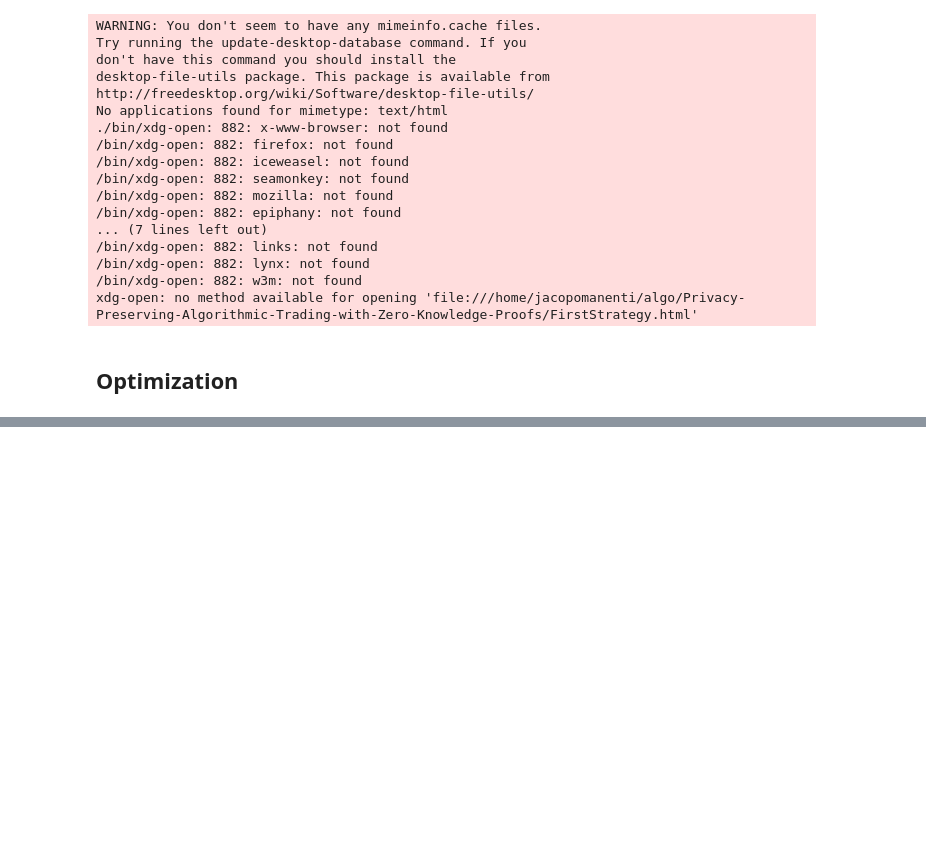
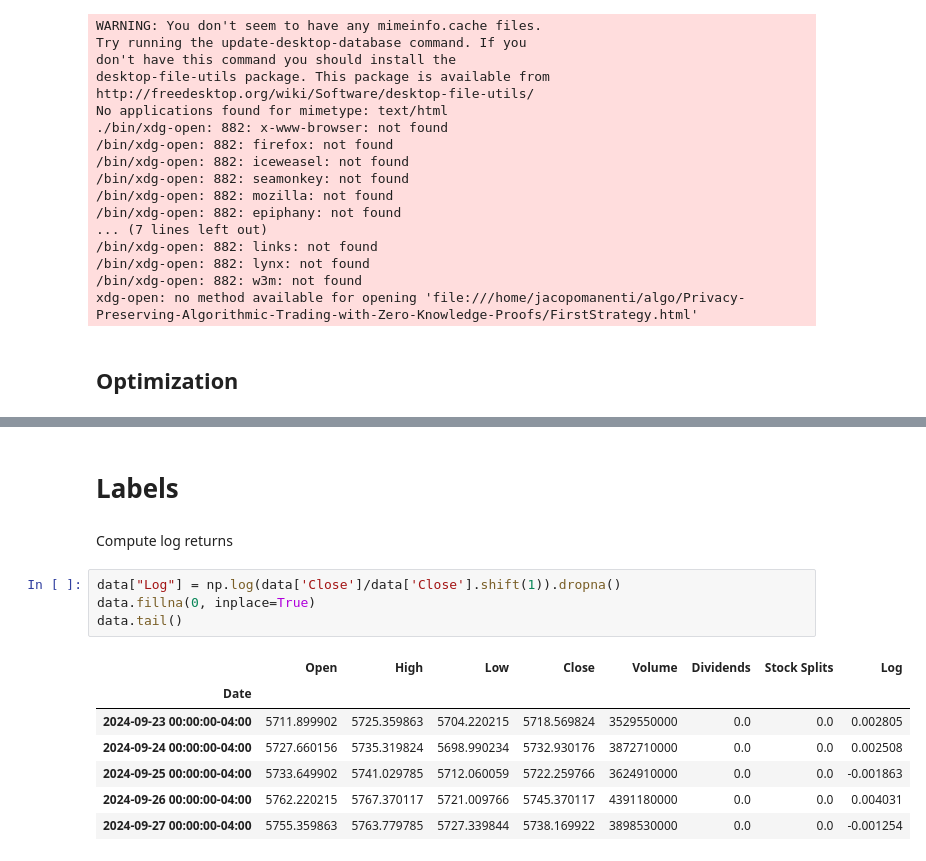
Before and after one commit to jacopomanenti01/Privacy-Preserving-Algorithmic-Trading-with-Zero-Knowledge-Proofs, a Jupyter notebook: ZK proof & Decision Tree-Based Approach for Algorithmic Trading on S&P 50.ipynb, the cells around one changed output, grey strips where cells are left out. Saved outputs shown, nothing was run; the diff lists cells and outputs as text; blank space fills up the shorter version.

```diff
--- a/ZK proof & Decision Tree-Based Approach for Algorithmic Trading on S&P 50.ipynb
+++ b/ZK proof & Decision Tree-Based Approach for Algorithmic Trading on S&P 50.ipynb
@@ -195,0 +199,16 @@ xdg-open: no method available for opening 'file:///home/jacopomanenti/algo/Priva
+# %% [markdown]
+# Labels
+# %% [markdown]
+Compute log returns
+# %%
+data["Log"] = np.log(data['Close']/data['Close'].shift(1)).dropna()
+data.fillna(0, inplace=True)
+data.tail()
+# %% [output]
+|  | Open | High | Low | Close | Volume | Dividends | Stock Splits | Log |
+| Date |  |  |  |  |  |  |  |  |
+| 2024-09-23 00:00:00-04:00 | 5711.899902 | 5725.359863 | 5704.220215 | 5718.569824 | 3529550000 | 0.0 | 0.0 | 0.002805 |
+| 2024-09-24 00:00:00-04:00 | 5727.660156 | 5735.319824 | 5698.990234 | 5732.930176 | 3872710000 | 0.0 | 0.0 | 0.002508 |
+| 2024-09-25 00:00:00-04:00 | 5733.649902 | 5741.029785 | 5712.060059 | 5722.259766 | 3624910000 | 0.0 | 0.0 | -0.001863 |
+| 2024-09-26 00:00:00-04:00 | 5762.220215 | 5767.370117 | 5721.009766 | 5745.370117 | 4391180000 | 0.0 | 0.0 | 0.004031 |
+| 2024-09-27 00:00:00-04:00 | 5755.359863 | 5763.779785 | 5727.339844 | 5738.169922 | 3898530000 | 0.0 | 0.0 | -0.001254 |
```
Also changed, not shown: parts of 10 cells of this notebook.
